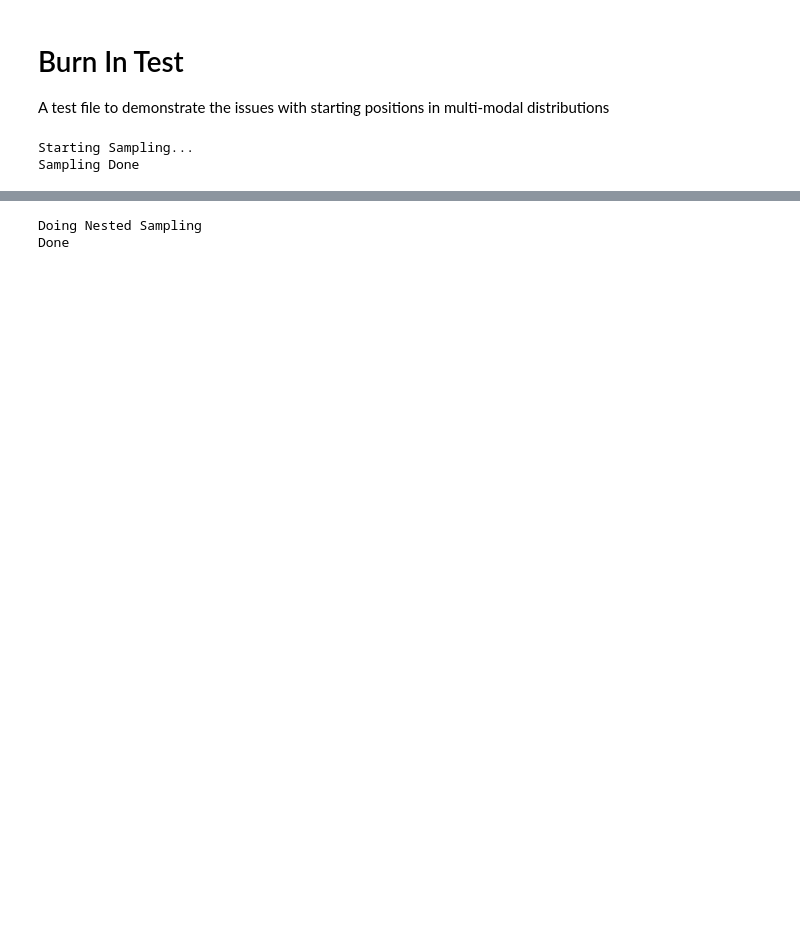
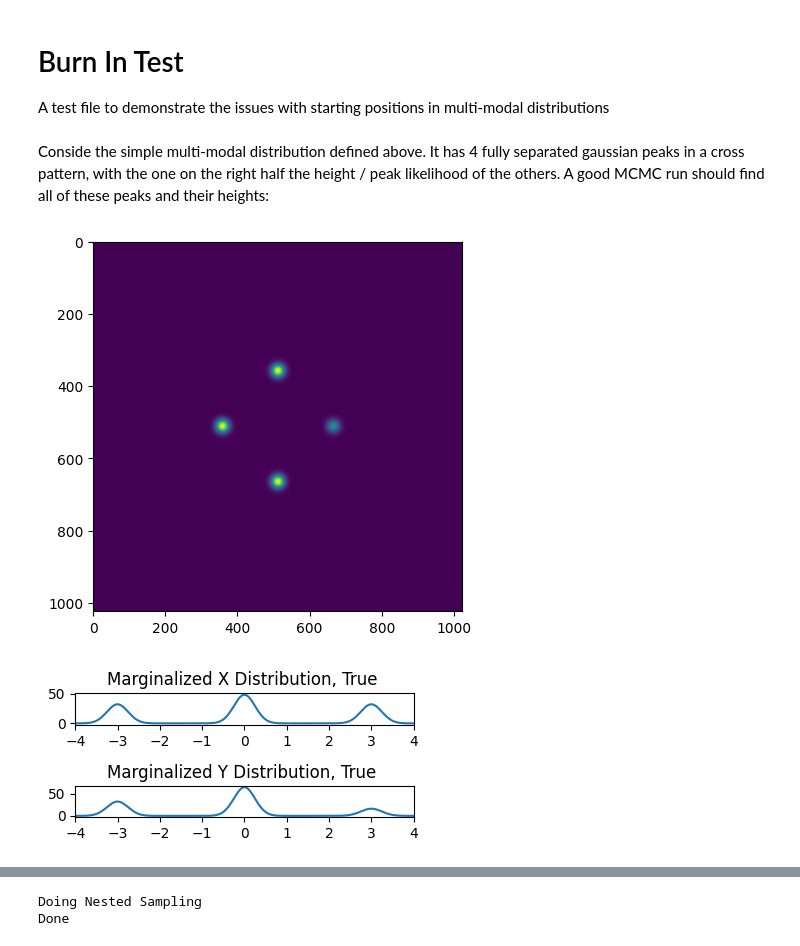
Before and after one commit to HughMcDougall/HMJavelin, a Jupyter notebook: NumpyroTests/BurnInTest.ipynb, the cells around one changed output, grey strips where cells are left out. Drawn from its saved outputs; the diff is of its cells as text; code cells hidden in the pictures; blank space fills up the shorter version.

```diff
--- a/NumpyroTests/BurnInTest.ipynb
+++ b/NumpyroTests/BurnInTest.ipynb
@@ -18,17 +18,17 @@ width = .25
 relheight = 0
 spacing = 3
 
-xmin=-8
-xmax=5
-ymin=-8
-ymax=5
+xmin=-10
+xmax=10
+ymin=-10
+ymax=10
 
 def potential(x,y):
 
     out=0
 
     #low likelihood peaks
-    out+=jnp.exp(-1/2* (jnp.power((x-spacing),2) + jnp.power(y,2)) / width**2)
+    out+=jnp.exp(-1/2* (jnp.power((x-spacing),2) + jnp.power(y,2)) / width**2) * 0.5
     out+=jnp.exp(-1/2* (jnp.power((x+spacing),2) + jnp.power(y,2))/ width**2)
     out+=jnp.exp(-1/2* (jnp.power((x),2)   + jnp.power(y-spacing,2))/ width**2)
     out+=jnp.exp(-1/2* (jnp.power((x),2)   + jnp.power(y+spacing,2))/ width**2)
@@ -44,25 +44,27 @@ def model():
     y = numpyro.sample('y', numpyro.distributions.Uniform(ymin,ymax))
 
     numpyro.factor('potfunc',jnp.log(potential(x,y) + 1E-15))
-
-startpos={'x':-4.9,
-          'y':-4.9}
-
-nchains = 50
-nsamples = 400
-nburn=400
-sampler = numpyro.infer.MCMC(
-    numpyro.infer.NUTS(model, init_strategy = numpyro.infer.init_to_value()),
-    num_warmup  = nburn,
-    num_samples = nsamples,
-    num_chains  = nchains,
-    progress_bar= False,
-    chain_method = 'sequential',
-)
-print("Starting Sampling...")
-sampler.run(jax.random.PRNGKey(1))
-print("Sampling Done")
-output=sampler.get_samples()
-# %% [output]
-Starting Sampling...
-Sampling Done
+# %% [markdown]
+Conside the simple multi-modal distribution defined above. It has 4 fully separated gaussian peaks in a cross pattern, with  the one on the right half the height / peak likelihood of the others. A good MCMC run should find all of these peaks and their heights:
+# %%
+plt.figure()
+nplot = 1024
+xplot = jnp.linspace(xmin,xmax, nplot)
+yplot = jnp.linspace(ymin,ymax, nplot)
+X,Y = jnp.meshgrid(xplot, yplot)
+Z = potential(X,Y)
+plt.imshow(Z[::-1,:])
+plt.show()
+
+fig,ax=plt.subplots(2,1,figsize=(4,2))
+ax[0].plot( xplot, np.sum(Z,axis=1))
+ax[1].plot( yplot, np.sum(Z,axis=0))
+ax[0].set_xlim([-4,4])
+ax[1].set_xlim([-4,4])
+ax[0].set_title("Marginalized X Distribution, True ")
+ax[1].set_title("Marginalized Y Distribution, True ")
+fig.tight_layout()
+plt.show()
+# %% [output]
+[figure, added]
+[figure, added]
```
Also changed, not shown: parts of 17 cells of this notebook, 2 other files.
